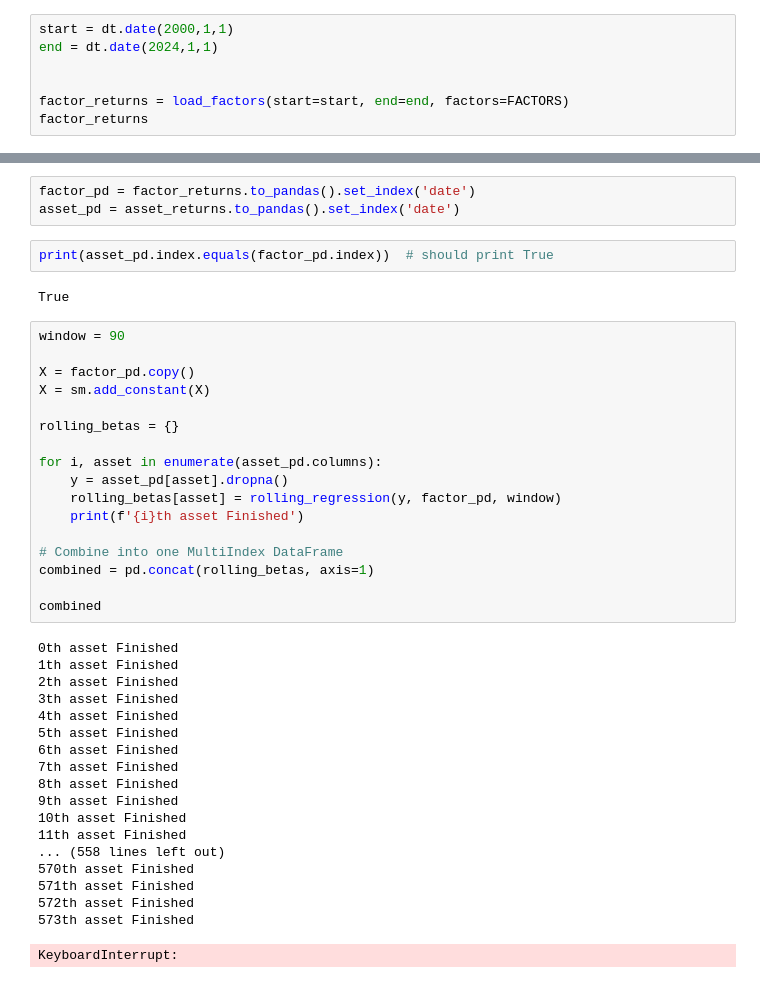
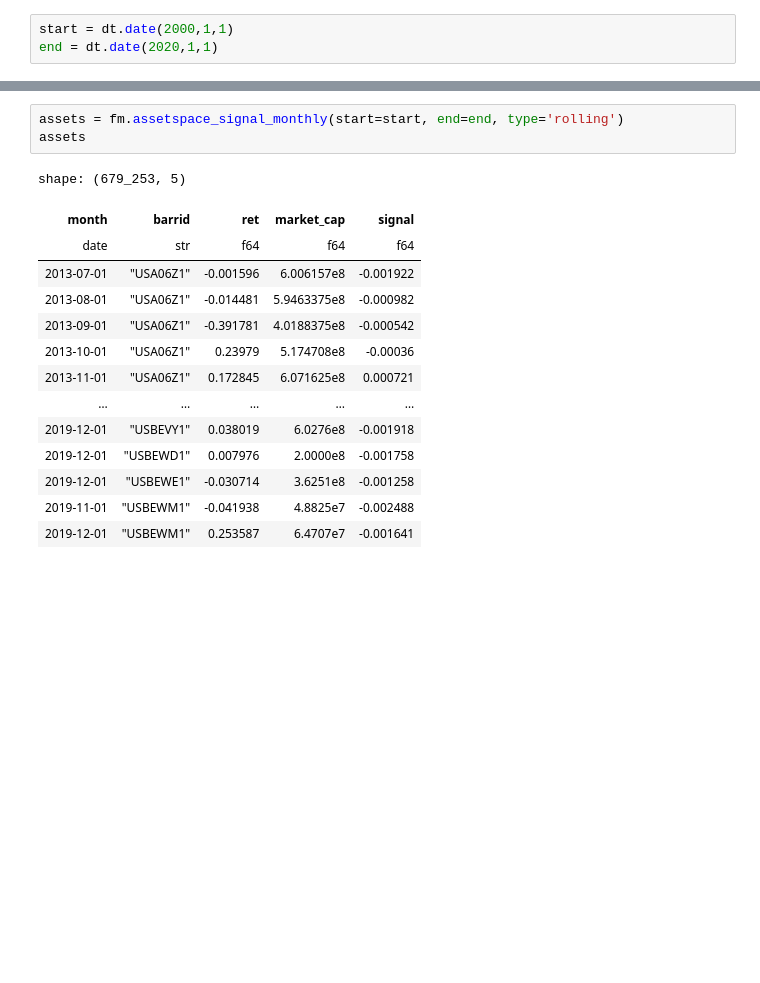
Before and after one commit to rvance1/factor-momentum, a Jupyter notebook: notebooks/regressions.ipynb, the cells around one changed output, grey strips where cells are left out. Cells and saved outputs as stored; diff of their text form; blank space fills up the shorter version.

```diff
--- a/notebooks/regressions.ipynb
+++ b/notebooks/regressions.ipynb
@@ -14,7 +6,3 @@ import statsmodels.api as sm
 # %%
 start = dt.date(2000,1,1)
-end = dt.date(2024,1,1)
-
-
-factor_returns = load_factors(start=start, end=end, factors=FACTORS)
-factor_returns
+end = dt.date(2020,1,1)
@@ -89,43 +9,18 @@ def rolling_regression(y, X, window=90):
-# %%
-factor_pd = factor_returns.to_pandas().set_index('date')
-asset_pd = asset_returns.to_pandas().set_index('date')
-# %%
-print(asset_pd.index.equals(factor_pd.index))  # should print True
-# %% [output]
-True
-# %%
-window = 90
-
-X = factor_pd.copy()
-X = sm.add_constant(X)
-
-rolling_betas = {}
-
-for i, asset in enumerate(asset_pd.columns):
-    y = asset_pd[asset].dropna()
-    rolling_betas[asset] = rolling_regression(y, factor_pd, window)
-    print(f'{i}th asset Finished')
-
-# Combine into one MultiIndex DataFrame
-combined = pd.concat(rolling_betas, axis=1)
-
-combined
-# %% [output]
-0th asset Finished
-1th asset Finished
-2th asset Finished
-3th asset Finished
-4th asset Finished
-5th asset Finished
-6th asset Finished
-7th asset Finished
-8th asset Finished
-9th asset Finished
-10th asset Finished
-11th asset Finished
-... (558 lines left out)
-570th asset Finished
-571th asset Finished
-572th asset Finished
-573th asset Finished
-KeyboardInterrupt:
+# %%
+assets = fm.assetspace_signal_monthly(start=start, end=end, type='rolling')
+assets
+# %% [output]
+shape: (679_253, 5)
+| month | barrid | ret | market_cap | signal |
+| date | str | f64 | f64 | f64 |
+| 2013-07-01 | "USA06Z1" | -0.001596 | 6.006157e8 | -0.001922 |
+| 2013-08-01 | "USA06Z1" | -0.014481 | 5.9463375e8 | -0.000982 |
+| 2013-09-01 | "USA06Z1" | -0.391781 | 4.0188375e8 | -0.000542 |
+| 2013-10-01 | "USA06Z1" | 0.23979 | 5.174708e8 | -0.00036 |
+| 2013-11-01 | "USA06Z1" | 0.172845 | 6.071625e8 | 0.000721 |
+| … | … | … | … | … |
+| 2019-12-01 | "USBEVY1" | 0.038019 | 6.0276e8 | -0.001918 |
+| 2019-12-01 | "USBEWD1" | 0.007976 | 2.0000e8 | -0.001758 |
+| 2019-12-01 | "USBEWE1" | -0.030714 | 3.6251e8 | -0.001258 |
+| 2019-11-01 | "USBEWM1" | -0.041938 | 4.8825e7 | -0.002488 |
+| 2019-12-01 | "USBEWM1" | 0.253587 | 6.4707e7 | -0.001641 |
```
Also changed, not shown: parts of 5 cells of this notebook, 9 other files.
